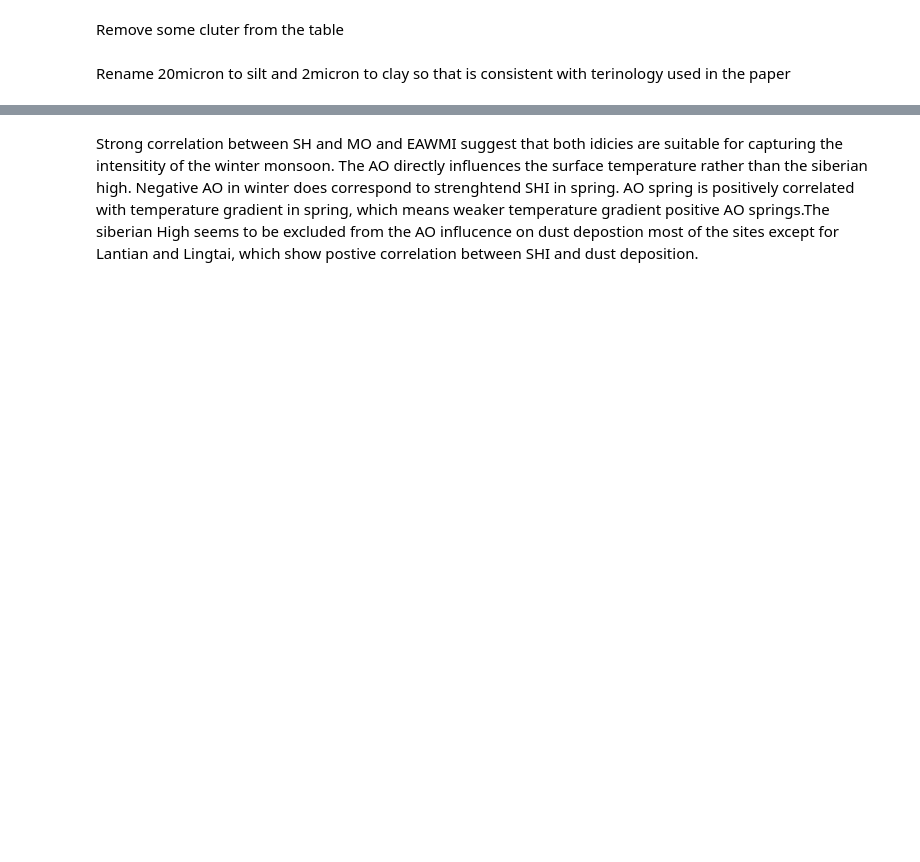
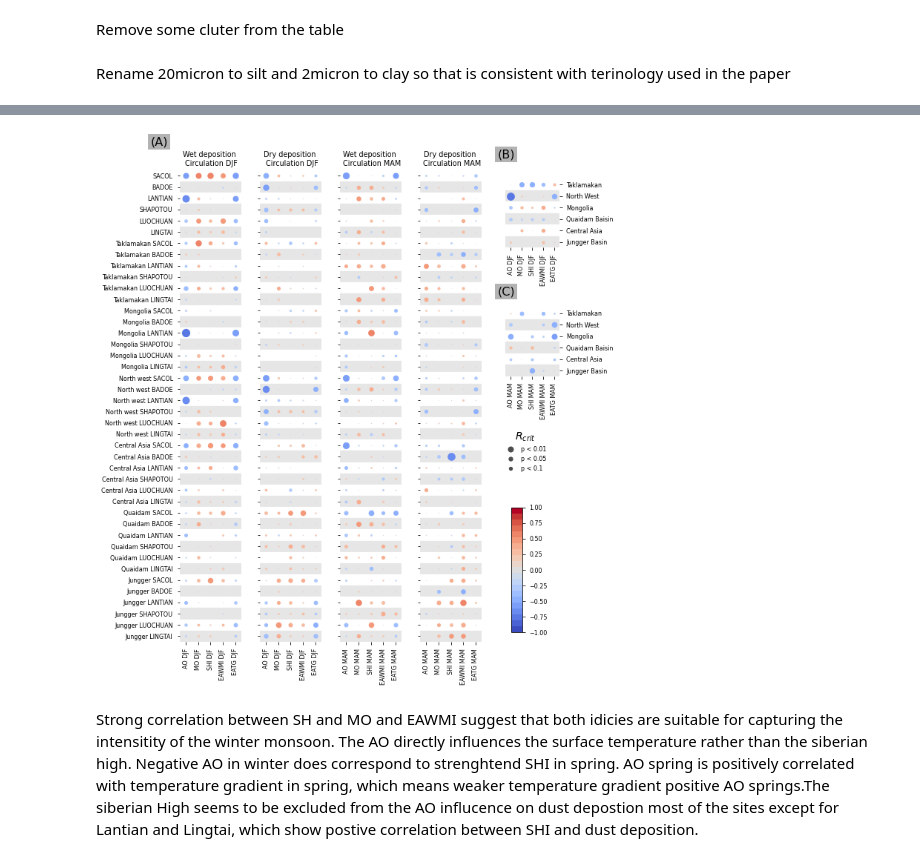
Before and after one commit to MasterOnDust/AGU_JGR_CLP_SOURCE_WORKFLOW, a Jupyter notebook: Master_thesis_UiO_workflow/workflow/notebooks/AGU_paper_figures/Plot_correlation_matrix_v2.py.ipynb, the cells around one changed output, grey strips where cells are left out. Saved outputs shown, nothing was run; the diff lists cells and outputs as text; code cells hidden in the pictures; blank space fills up the shorter version.

```diff
--- a/Master_thesis_UiO_workflow/workflow/notebooks/AGU_paper_figures/Plot_correlation_matrix_v2.py.ipynb
+++ b/Master_thesis_UiO_workflow/workflow/notebooks/AGU_paper_figures/Plot_correlation_matrix_v2.py.ipynb
@@ -64,16 +63,16 @@ KeyError: 'BADOE drydep 20micron'
 # %% [markdown]
 Remove some cluter from the table
 # %%
-remove_indicies = ['NAO EOF MAM', 'NAO EOF DJF', 'APVI MAM', 'APVI DJF']
+remove_indicies = ['NAO EOF MAM', 'NAO EOF DJF']
 detrended=detrended.drop(remove_indicies,axis=1)
 # %% [markdown]
 Rename 20micron to silt and 2micron to clay so that is consistent with terinology used in the paper
 # %%
-regions= ['total','taklamakan','mongolia', 'north_west']
-wetdep_keys = product(regions, locs, ['wetdep 20micron', 'wetdep 2micron'])
+regions= ['total','taklamakan','mongolia', 'north_west','central_asia', 'jungger_basin', 'quaidam_basin']
+silt_keys = product(regions, locs, ['wetdep 20micron', 'drydep 20micron'])
 
-drydep_keys = [f'{s} {loc} {tag}' for s, loc, tag in product(regions,locs, ['drydep 20micron', 'drydep 2micron'])]
-new_regions = ['' ,'Taklamakan', 'Mongolia', 'North west']
-new_column_names = [f'{s} {loc} {tag}' for s, loc, tag in product(new_regions ,locs, ['silt', 'clay'])]
-wetdep_keys = [f'{s} {loc} {tag}' for s,loc, tag in wetdep_keys]
+clay_keys = [f'{s} {loc} {tag}' for s, loc, tag in product(regions,locs, ['wetdep 2micron', 'drydep 2micron'])]
+new_regions = ['','Taklamakan', 'Mongolia', 'North west', 'Central Asia', 'Quaidam', 'Jungger']
+new_column_names = [f'{s} {loc} {tag}' for s, loc, tag in product(new_regions ,locs, ['wetdep', 'drydep'])]
+silt_keys = [f'{s} {loc} {tag}' for s,loc, tag in silt_keys]
 # %%
@@ -249,2 +82,78 @@ if to_file:
+# %%
+detrended_silt = detrended.drop(columns=clay_keys).copy()
+detrended_silt = detrended_silt.rename(columns={old_col_name:new_col_name for old_col_name, new_col_name in zip(silt_keys, new_column_names)}, errors='rause')
+# %%
+def plot_corrs(detrended):
+    fig,ax = plt.subplots(figsize=(7.3,11.7), ncols=4, sharey=True)
+    windicies = ['AO DJF','MO DJF', 'SHI DJF','EAWMI DJF', 'EATG DJF']
+    sinidcies = ['AO MAM','MO MAM', 'SHI MAM','EAWMI MAM','EATG MAM']
+    winter_correlation = detrended[new_column_names+windicies].corr()[windicies]
+    spring_correlation = detrended[new_column_names+sinidcies].corr()[sinidcies]
+
+    wetdep_names = [f'{s} {loc} {tag}' for s, loc, tag in product(new_regions ,locs, ['wetdep'])]
+    drydep_names = [f'{s} {loc} {tag}' for s, loc, tag in product(new_regions ,locs, ['drydep'])]
+    wcorr_dd = winter_correlation.drop(wetdep_names+windicies, axis=0)
+    wcorr_dw = winter_correlation.drop(drydep_names+windicies, axis=0)
+    scorr_dd = spring_correlation.drop(wetdep_names+sinidcies, axis=0)
+    scorr_dw = spring_correlation.drop(drydep_names+sinidcies, axis=0)
+
+    data = {'Wet deposition \n Circulation DJF': wcorr_dw,
+           'Dry deposition \n Circulation DJF': wcorr_dd,
+           'Wet deposition \n Circulation MAM' : scorr_dw,
+           'Dry deposition \n Circulation MAM': scorr_dd}
+
+    cmap = matplotlib.cm.get_cmap('coolwarm',21)
+
+
+
+    for dn,axi in zip(data,ax):
+        axi.set_title(dn)
+        sns.heatmap(data[dn],ax=axi, cmap=cmap, vmin=-1, vmax=1,cbar=False)
+        create_bubbles(data[dn],axi)
+    ytickslabs = [' '.join(i.split(' ')[:-1]).strip() for i in wcorr_dd.index]
+    ax[0].set_yticklabels(ytickslabs)
+    ax[0].text(0.05,0.92,'(A)', transform=fig.transFigure, fontsize=16,
+              bbox=dict(facecolor='0.7', edgecolor='none', pad=3.0))
+    plt.subplots_adjust(wspace=0.3)
+    ax4 = fig.add_axes([0.96,0.756,0.14,0.11])
+    skeys = ['Taklamakan','North West', 'Mongolia', 'Quaidam Baisin', 'Central Asia', 'Jungger Basin']
+    emi_wintercorr = detrended[skeys+windicies].corr()[windicies]
+    sns.heatmap(emi_wintercorr.drop(windicies, axis=0),ax=ax4, cmap=cmap, vmin=-1, vmax=1,cbar=False)
+    create_bubbles(emi_wintercorr.drop(windicies, axis=0),ax4)
+    ax4.yaxis.set_label_position("right")
+    ax4.yaxis.tick_right()
+    ax4.tick_params(axis='y', labelrotation = 0)
+    ax4.text(0.94,0.9,'(B)', transform=fig.transFigure,
+             fontsize=16,bbox=dict(facecolor='0.7', edgecolor='none', pad=3.0))
+
+
+    emi_spring = detrended[skeys+sinidcies]
+    emi_springcorr = emi_spring.corr()[sinidcies]
+    ax5 = fig.add_axes([0.96,0.55,0.14,0.11])
+    sns.heatmap(emi_springcorr.drop(sinidcies, axis=0),ax=ax5, cmap=cmap, vmin=-1, vmax=1,cbar=False)
+    create_bubbles(emi_springcorr.drop(sinidcies, axis=0),ax5)
+    ax5.yaxis.set_label_position("right")
+    ax5.yaxis.tick_right()
+    ax5.tick_params(axis='y', labelrotation = 0)
+
+    ax5.text(0.94,0.68,'(C)', transform=fig.transFigure,
+             fontsize=16,bbox=dict(facecolor='0.7', edgecolor='none', pad=3.0))
+    cax=fig.add_axes([0.975,0.14,0.03,0.2])
+    fig.colorbar(cm.ScalarMappable(norm=matplotlib.colors.Normalize(vmin=-1, vmax=1),cmap=cmap),cax=cax)
+
+    critical_correlations = { 'p < 0.01':0.537,'p < 0.05':0.423,'p < 0.1':0.360,}
+    # Taken from correlation table https://www.statisticssolutions.com/free-resources/directory-of-statistical-analyses/pearsons-correlation-coefficient/table-of-critical-values-pearson-correlation/
+    handles = [
+        matplotlib.lines.Line2D([0],[i], color='0.3', marker='o',markersize=15*critical_correlations[k], linestyle='') for i, k in enumerate(critical_correlations)
+        ]
+    labels = [k for k in critical_correlations]
+
+    legend = fig.legend(handles, labels, bbox_to_anchor= [1.08,0.43],loc='center right', frameon=False)
+    legend.set_title('$R_{crit}$', prop=dict(size=14))
+plot_corrs(detrended_silt)
+if to_file:
+    plt.savefig(snakemake.output.outpath_silt,bbox_inches='tight')
+# %% [output]
+[figure, added]
 # %% [markdown]
 Strong correlation between SH and MO and EAWMI suggest that both idicies are suitable for capturing the intensitity of the winter monsoon. The AO directly influences the surface temperature rather than the siberian high. Negative AO in winter does correspond to strenghtend SHI in spring. AO spring is positively correlated with temperature gradient in spring, which means weaker temperature gradient positive AO springs.The siberian High seems to be excluded from the AO influcence on dust depostion most of the sites except for Lantian and Lingtai, which show postive correlation between SHI and dust deposition.
```
Also changed, not shown: parts of 19 cells of this notebook, 1 other file.
